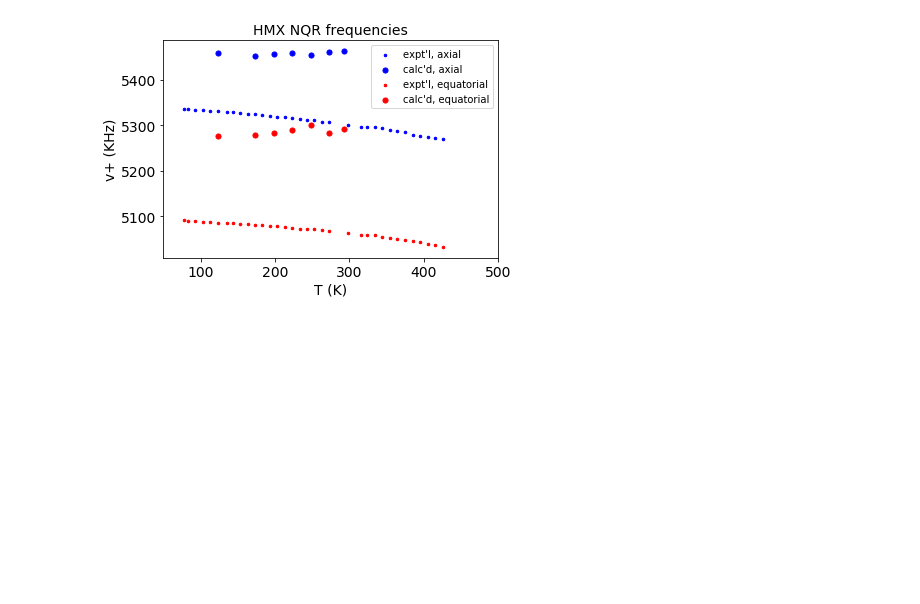
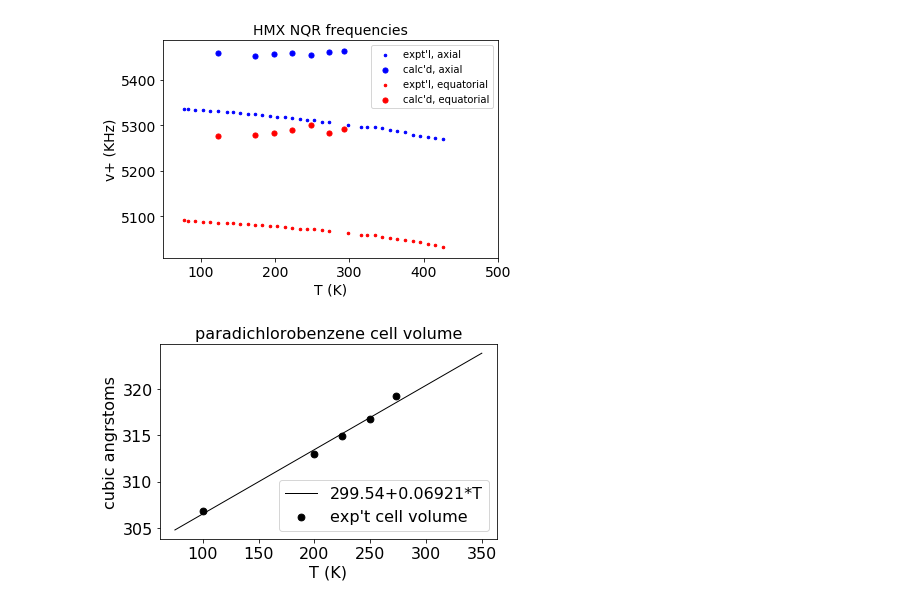
Before and after one commit to Altoidnerd/python-pwscf, a Jupyter notebook: data_analysis/apsplots.ipynb, the cells around one changed output. Drawn from its saved outputs; the diff is of its cells as text; code cells hidden in the pictures; blank space fills up the shorter version.

```diff
--- a/data_analysis/apsplots.ipynb
+++ b/data_analysis/apsplots.ipynb
@@ -327,3 +327,84 @@ if __name__ == '__main__':
   main()
 # %% [output]
 [figure]
+# %%
+import matplotlib.pyplot as plt
+import numpy as np
+
+T=[
+100,
+200,
+225,
+250,
+273]
+
+cq0=[
+69.2026,
+69.268,
+69.2819,
+69.2976,
+69.3241
+]
+
+vol = [
+306.8104,
+313.0016,
+314.887,
+316.729,
+319.2245
+]
+
+#########################
+# contstruction of fits #
+#########################
+
+
+#########################
+# contstruction of fits #
+#########################
+
+def fitF(a,b,c,d,T):
+  return a+b*T+c/T+d*T**2
+
+
+#
+# volume vs T
+#
+def fitVolVsT(T):
+  return fitF(299.5378811, 0.069621274, 0, 0,        T)
+
+dom = np.linspace(75,350,300)
+volume_fit = [ fitVolVsT(t) for t in dom ]
+
+
+
+SMALL_SIZE = 10
+MEDIUM_SIZE = 12
+BIGGER_SIZE = 16
+
+plt.rc('font', size=BIGGER_SIZE)          # controls default text sizes
+plt.rc('axes', titlesize=BIGGER_SIZE)     # fontsize of the axes title
+plt.rc('axes', labelsize=BIGGER_SIZE)    # fontsize of the x and y labels
+plt.rc('xtick', labelsize=BIGGER_SIZE)    # fontsize of the tick labels
+plt.rc('ytick', labelsize=BIGGER_SIZE)    # fontsize of the tick labels
+plt.rc('legend', fontsize=BIGGER_SIZE)    # legend fontsize
+plt.rc('figure', titlesize=BIGGER_SIZE)
+
+
+
+plt.scatter(T, vol, marker='o', s=46,color='k', label='exp\'t cell volume')
+plt.plot(dom, volume_fit, color='k', linewidth=1, label='299.54+0.06921*T')
+
+
+plt.legend(loc=4)
+
+plt.title("paradichlorobenzene cell volume")
+plt.xlabel("T (K)")
+plt.ylabel('cubic angrstoms')
+plt.tight_layout()
+
+plt.savefig('cq0.pdf', format='pdf')
+
+plt.show()
+# %% [output]
+[figure, added]
```
Also changed, not shown: parts of 1 cell of this notebook, 2 other files.
